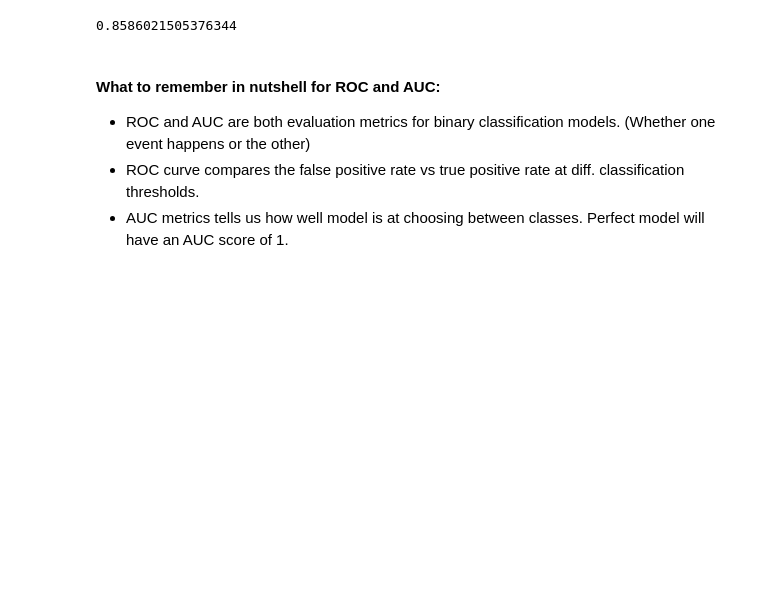
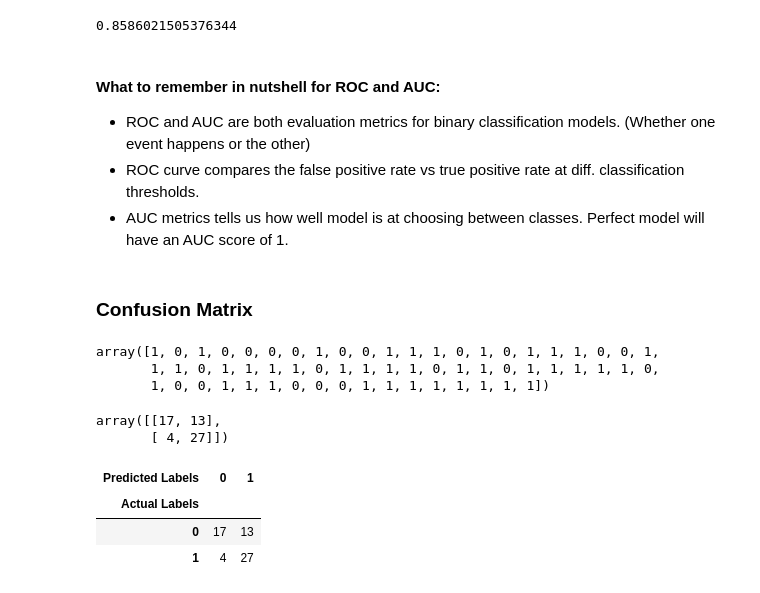
Before and after one commit to VishalMoradia/ML-Practice, a Jupyter notebook: AUC_ROC.ipynb, the cells around one changed output. Cells and saved outputs as stored; diff of their text form; code cells hidden in the pictures; blank space fills up the shorter version.

```diff
--- a/AUC_ROC.ipynb
+++ b/AUC_ROC.ipynb
@@ -123,3 +123,30 @@ roc_auc_score(y_test, y_prob_positive)
   classification thresholds.
 * AUC metrics tells us how well model is at choosing between classes. Perfect
   model will have an AUC score of 1.
+# %% [markdown]
+### Confusion Matrix
+# %%
+from sklearn.metrics import confusion_matrix
+
+y_preds = model.predict(X_test)
+y_preds
+# %% [output]
+array([1, 0, 1, 0, 0, 0, 0, 1, 0, 0, 1, 1, 1, 0, 1, 0, 1, 1, 1, 0, 0, 1,
+       1, 1, 0, 1, 1, 1, 1, 0, 1, 1, 1, 1, 0, 1, 1, 0, 1, 1, 1, 1, 1, 0,
+       1, 0, 0, 1, 1, 1, 0, 0, 0, 1, 1, 1, 1, 1, 1, 1, 1])
+# %%
+confusion_matrix(y_test, y_preds)
+# %% [output]
+array([[17, 13],
+       [ 4, 27]])
+# %%
+# Visualize confusion matrix with pd.crosstab()
+
+pd.crosstab(y_test, y_preds,
+            rownames = ['Actual Labels'],
+            colnames = ['Predicted Labels'])
+# %% [output]
+| Predicted Labels | 0 | 1 |
+| Actual Labels |  |  |
+| 0 | 17 | 13 |
+| 1 | 4 | 27 |
```
Also changed, not shown: parts of 2 cells of this notebook.
